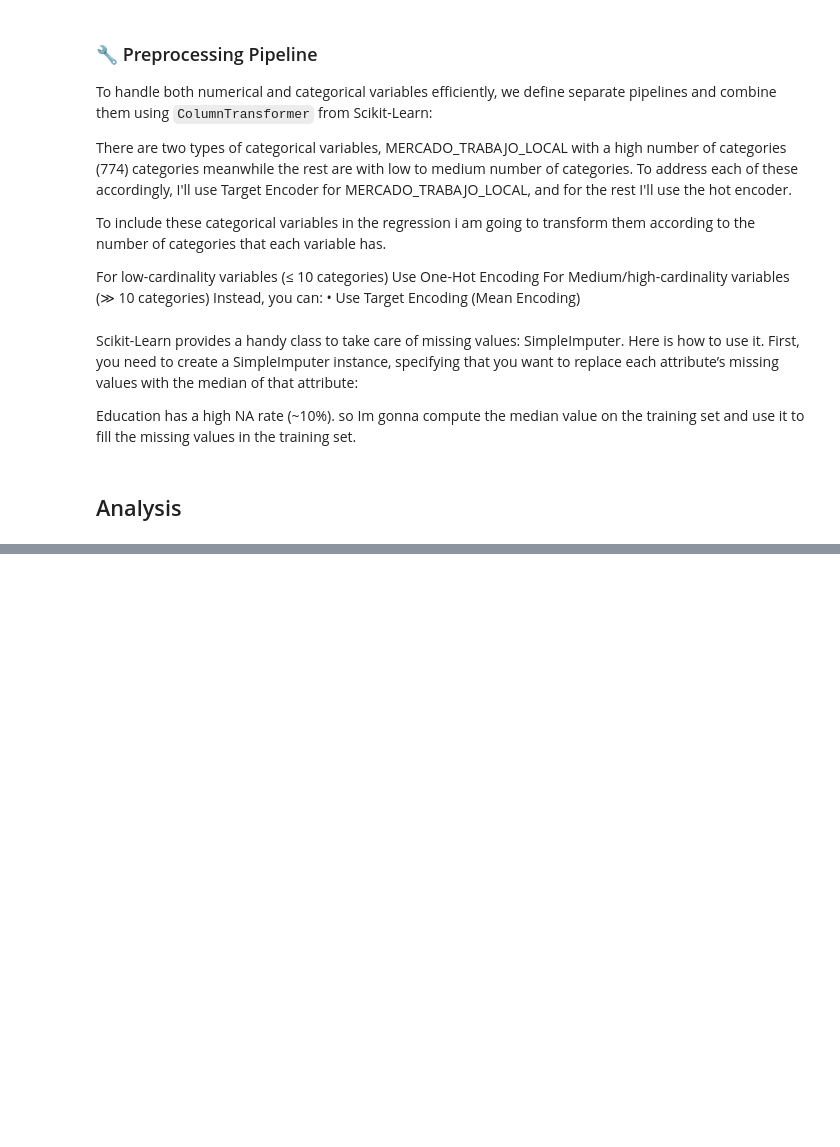
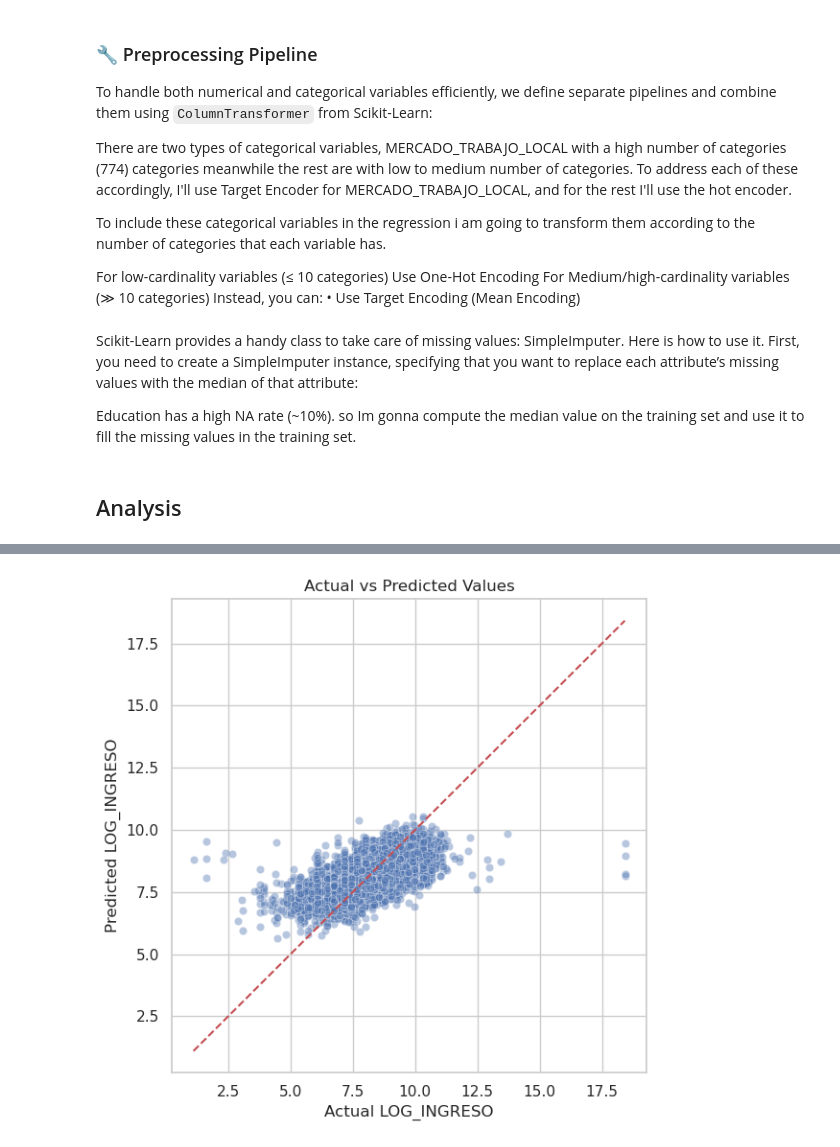
Before and after one commit to AnahiRM/Project-IncomeDeterminantsMexico, a Jupyter notebook: code/02_exploration.ipynb, the cells around one changed output, grey strips where cells are left out. Saved outputs shown, nothing was run; the diff lists cells and outputs as text; code cells hidden in the pictures; blank space fills up the shorter version.

Commit message:
models complete
but raw

```diff
--- a/code/02_exploration.ipynb
+++ b/code/02_exploration.ipynb
@@ -759,0 +766,30 @@ Variance of MSE: 0.0012086863882993344
+# %%
+# 1. Define and evaluate the model
+model = LinearRegression()
+
+# 2. Cross-validation
+mse_scores = cross_val_score(model, X_train_prepared, y_train, cv=5, scoring='neg_mean_squared_error')
+mse_scores = -mse_scores  # Convert to positive
+
+mean_mse = mse_scores.mean()
+variance_mse = mse_scores.var()
+
+print(f"🔁 Cross-validated Mean Squared Error (MSE): {mean_mse:.4f}")
+print(f"📉 Variance of MSE: {variance_mse:.6f}")
+
+# 3. Retrain on the full training set
+model.fit(X_train_prepared, y_train)
+
+# 4. Extract and display the coefficients
+coefficients = model.coef_
+feature_names = full_pipeline.get_feature_names_out()
+
+coef_df = pd.DataFrame({
+    "Feature": feature_names,
+    "Coefficient": coefficients
+})
+coef_df["Abs_Coefficient"] = coef_df["Coefficient"].abs()
+coef_df_sorted = coef_df.sort_values("Abs_Coefficient", ascending=False)
+
+print("\n📌 Top 10 most impactful features:")
+print(coef_df_sorted.head(10))
@@ -759,0 +812,11 @@ Variance of MSE: 0.0012086863882993344
+# %%
+plt.figure(figsize=(6, 6))
+sns.scatterplot(x=y_train, y=y_pred, alpha=0.4)
+plt.plot([y_train.min(), y_train.max()], [y_train.min(), y_train.max()], 'r--')
+plt.xlabel("Actual LOG_INGRESO")
+plt.ylabel("Predicted LOG_INGRESO")
+plt.title("Actual vs Predicted Values")
+plt.tight_layout()
+plt.show()
+# %% [output]
+[figure, added]
```
Also changed, not shown: parts of 32 cells of this notebook, 1 other file.
